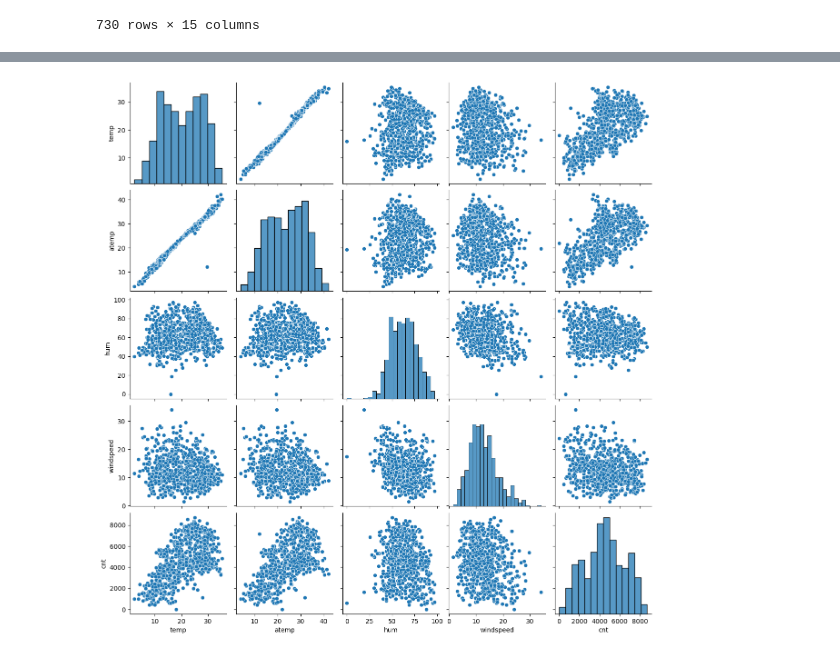
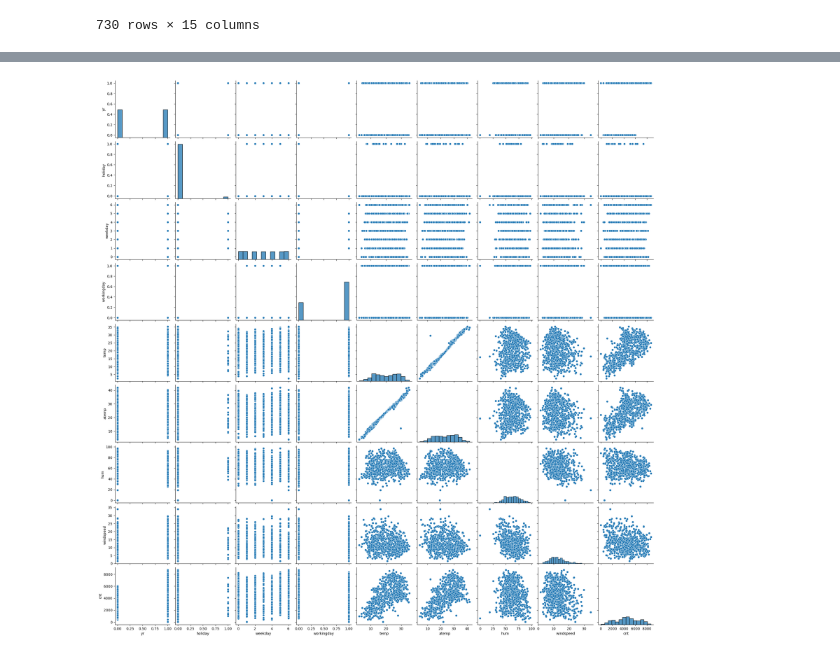
Before and after one commit to edwinttmm/Bike-Sharing-Case-Study, a Jupyter notebook: Untitled.ipynb, the cells around one changed output, grey strips where cells are left out. Saved outputs shown, nothing was run; the diff lists cells and outputs as text; code cells hidden in the pictures.

```diff
--- a/Untitled.ipynb
+++ b/Untitled.ipynb
@@ -156,7 +156,7 @@ bikes = bikes.drop(['instant', 'dteday', 'casual', 'registered'], axis =1 )
 import matplotlib.pyplot as plt
 import seaborn as sns
 # %%
-sns.pairplot(bikes, vars = ['temp', 'atemp','hum','windspeed', 'cnt'])
+sns.pairplot(bikes)
 plt.show()
 # %% [output]
-[figure, old version]
+[figure, new version]
```
Also changed, not shown: parts of 8 cells of this notebook.
